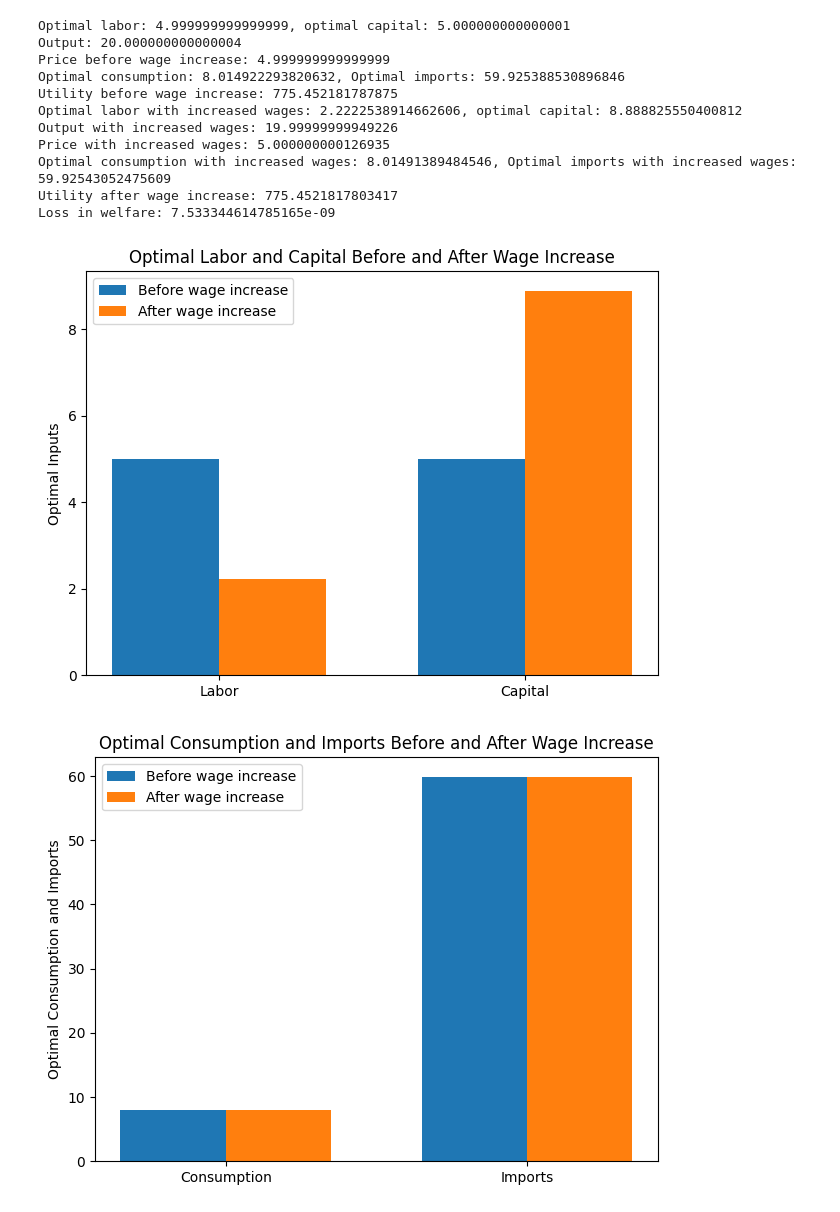
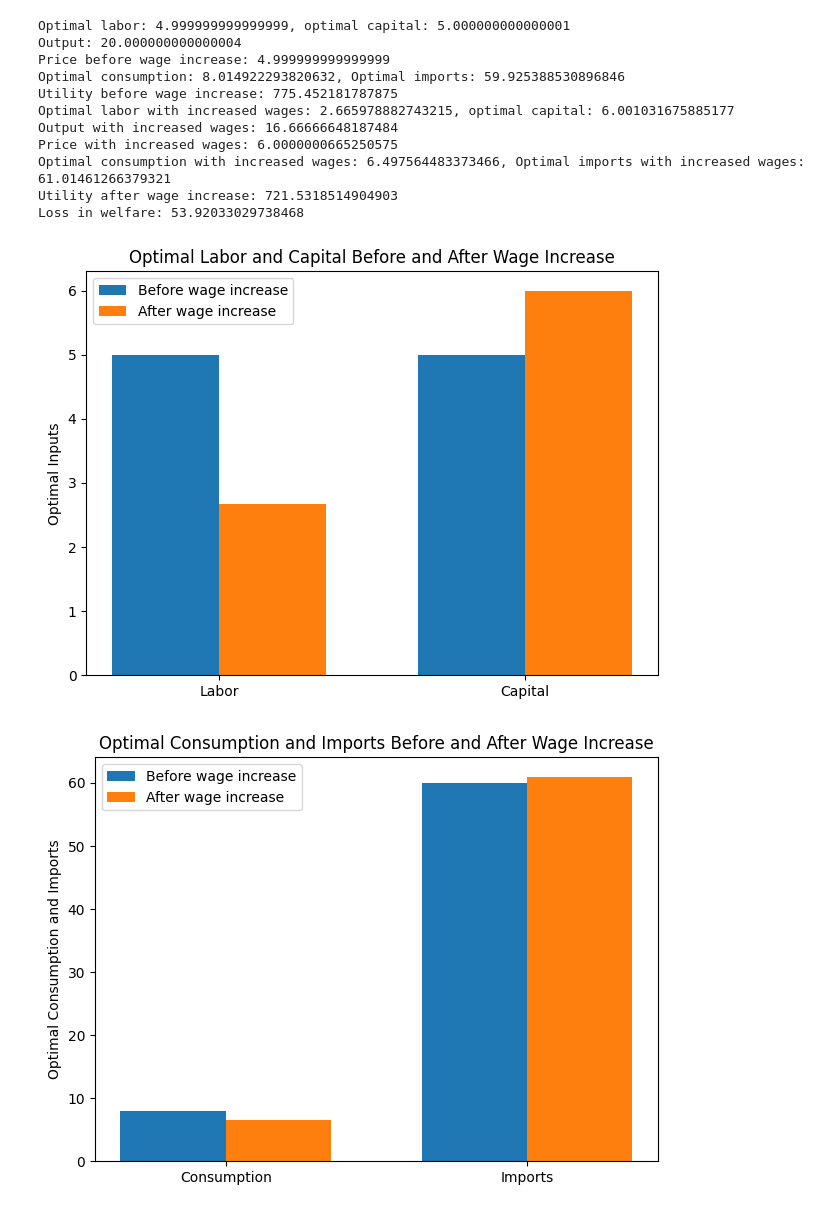
Before and after one commit to franc703/micro_macro_models, a Jupyter notebook: notebooks/simple_model.ipynb, the cells around one changed output. Cells and saved outputs as stored; diff of their text form; code cells hidden in the pictures.

Commit message:
Modify new graphs

```diff
--- a/notebooks/simple_model.ipynb
+++ b/notebooks/simple_model.ipynb
@@ -70,9 +70,6 @@ print(f"Utility before wage increase: {utility_before}")
 
 # Increase wages
 wages = 15
-
-# Update the ratio of the wage rate to the interest rate
-interest_rate = wages / 2  # For example, you might decide that the interest rate should be half the wage rate
 
 # Optimize inputs for the firm
 cons_firm = ({'type': 'eq', 'fun': budget_constraint, 'args': [wages, interest_rate, budget]})
@@ -126,38 +123,38 @@ fig.tight_layout()
 plt.show()
 
 # Bar chart for consumption and imports
 labels = ['Consumption', 'Imports']
 before_wage_increase = [consumption_opt, imports_opt]
 after_wage_increase = [consumption_opt2, imports_opt2]
 
 x = np.arange(len(labels))  # the label locations
 width = 0.35  # the width of the bars
 
 fig, ax = plt.subplots()
 rects1 = ax.bar(x - width/2, before_wage_increase, width, label='Before wage increase')
 rects2 = ax.bar(x + width/2, after_wage_increase, width, label='After wage increase')
 
 # Add some text for labels, title and custom x-axis tick labels, etc.
 ax.set_ylabel('Optimal Consumption and Imports')
 ax.set_title('Optimal Consumption and Imports Before and After Wage Increase')
 ax.set_xticks(x)
 ax.set_xticklabels(labels)
 ax.legend()
 
 fig.tight_layout()
 
 plt.show()
 # %% [output]
 Optimal labor: 4.999999999999999, optimal capital: 5.000000000000001
 Output: 20.000000000000004
 Price before wage increase: 4.999999999999999
 Optimal consumption: 8.014922293820632, Optimal imports: 59.925388530896846
 Utility before wage increase: 775.452181787875
-Optimal labor with increased wages: 2.2222538914662606, optimal capital: 8.888825550400812
-Output with increased wages: 19.99999999949226
-Price with increased wages: 5.000000000126935
-Optimal consumption with increased wages: 8.01491389484546, Optimal imports with increased wages: 59.92543052475609
-Utility after wage increase: 775.4521817803417
-Loss in welfare: 7.533344614785165e-09
+Optimal labor with increased wages: 2.665978882743215, optimal capital: 6.001031675885177
+Output with increased wages: 16.66666648187484
+Price with increased wages: 6.0000000665250575
+Optimal consumption with increased wages: 6.497564483373466, Optimal imports with increased wages: 61.01461266379321
+Utility after wage increase: 721.5318514904903
+Loss in welfare: 53.92033029738468
-[figure, old version]
+[figure, new version]
-[figure, old version]
+[figure, new version]
```
